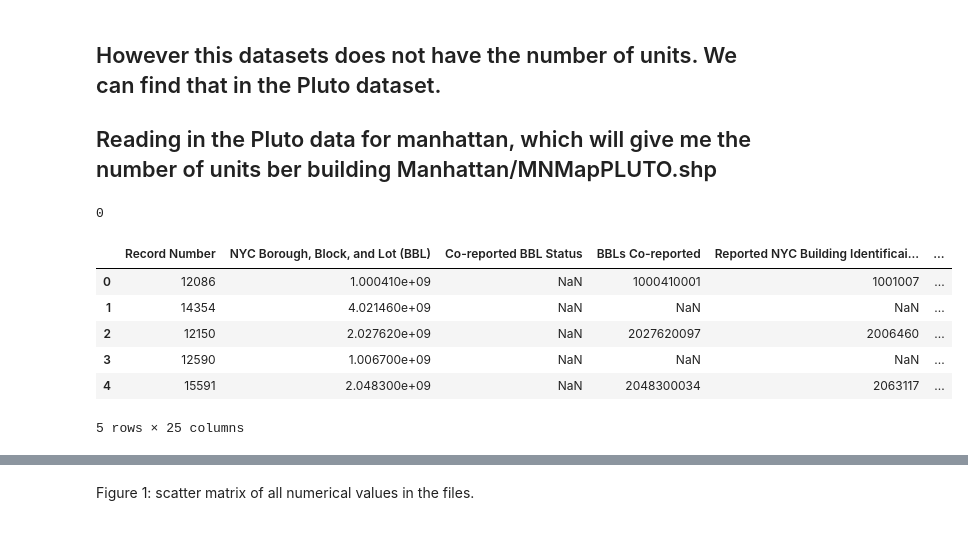
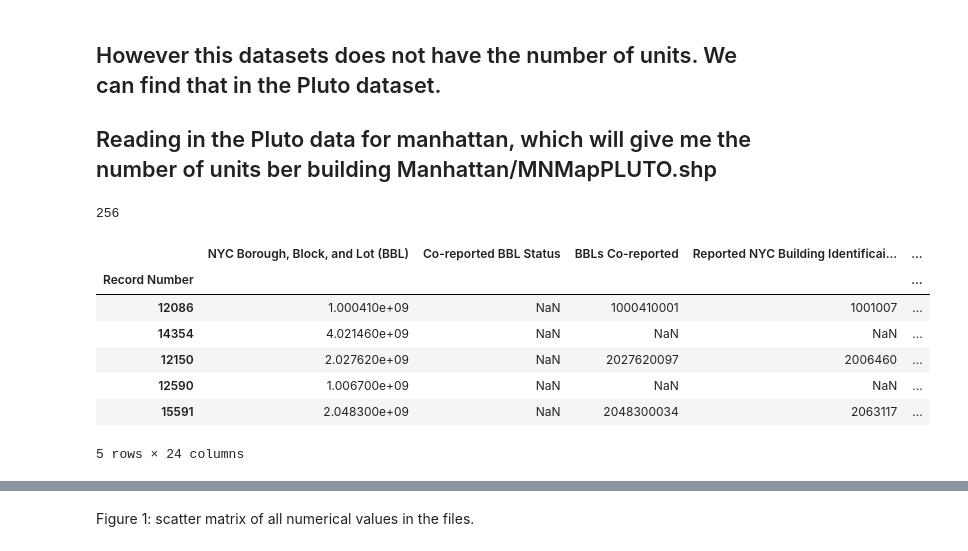
Before and after one commit to dfay88-zz/PUI2016_df1383, a Jupyter notebook: HW6_df1383/HW6_1_df1383.ipynb, the cells around one changed output, grey strips where cells are left out. Drawn from its saved outputs; the diff is of its cells as text; code cells hidden in the pictures.

```diff
--- a/HW6_df1383/HW6_1_df1383.ipynb
+++ b/HW6_df1383/HW6_1_df1383.ipynb
@@ -32,22 +32,28 @@ PLEASE REMEMBER: seed your random functions if you need to use any, label your a
 ## Reading in the Pluto data for manhattan, which will give me the number of units ber building   Manhattan/MNMapPLUTO.shp
 # %%
 # Download, and move data to PUIDATA
-os.system('curl -O https://data.cityofnewyork.us/api/views/rgfe-8y2z/rows.csv?accessType=DOWNLOAD')
-os.system("mv rows.csv?accessType=DOWNLOAD nrg.csv")
+#os.system('curl -O https://data.cityofnewyork.us/resource/rgfe-8y2z.csv')
+#os.system("mv rgfe-8y2z.csv nrg.csv")
+#os.system("mv nrg.csv " + os.getenv("PUIDATA"))
+os.system('curl -o ' + os.getenv('PUIDATA') + '/nrg.csv https://data.cityofnewyork.us/api/views/rgfe-8y2z/rows.csv?accessType=DOWNLOAD')
 
-#os.system("mv os.getenv("PUIDATA"))
+os.system('curl -O https://www1.nyc.gov/assets/planning/download/zip/data-maps/open-data/mn_mappluto_16v1.zip')
+os.system("mv mn_mappluto_16v1.zip " + os.getenv("PUIDATA"))
+os.system("unzip " + os.getenv("PUIDATA") + "/mn_mappluto_16v1.zip -d " + os.getenv("PUIDATA"))
 # %% [output]
-0
+256
 # %%
 # Read data into pandas dataframe
-nrg = pd.read_csv('rows.csv?accessType=DOWNLOAD')
-#bsize =
+nrg = pd.read_csv(os.getenv("PUIDATA") + "/nrg.csv")
+bsize = gp.read_file(os.getenv("PUIDATA") + "/MNMapPLUTO.shp")
+nrg.set_index('Record Number', inplace=True)
 nrg.head()
 # %% [output]
-|  | Record Number | NYC Borough, Block, and Lot (BBL) | Co-reported BBL Status | BBLs Co-reported | Reported NYC Building Identificai... | ... |
-| 0 | 12086 | 1.000410e+09 | NaN | 1000410001 | 1001007 | ... |
-| 1 | 14354 | 4.021460e+09 | NaN | NaN | NaN | ... |
-| 2 | 12150 | 2.027620e+09 | NaN | 2027620097 | 2006460 | ... |
-| 3 | 12590 | 1.006700e+09 | NaN | NaN | NaN | ... |
-| 4 | 15591 | 2.048300e+09 | NaN | 2048300034 | 2063117 | ... |
+|  | NYC Borough, Block, and Lot (BBL) | Co-reported BBL Status | BBLs Co-reported | Reported NYC Building Identificai... | ... |
+| Record Number |  |  |  |  | ... |
+| 12086 | 1.000410e+09 | NaN | 1000410001 | 1001007 | ... |
+| 14354 | 4.021460e+09 | NaN | NaN | NaN | ... |
+| 12150 | 2.027620e+09 | NaN | 2027620097 | 2006460 | ... |
+| 12590 | 1.006700e+09 | NaN | NaN | NaN | ... |
+| 15591 | 2.048300e+09 | NaN | 2048300034 | 2063117 | ... |
-5 rows × 25 columns
+5 rows × 24 columns
```
Also changed, not shown: parts of 42 cells of this notebook, 1 other file.
